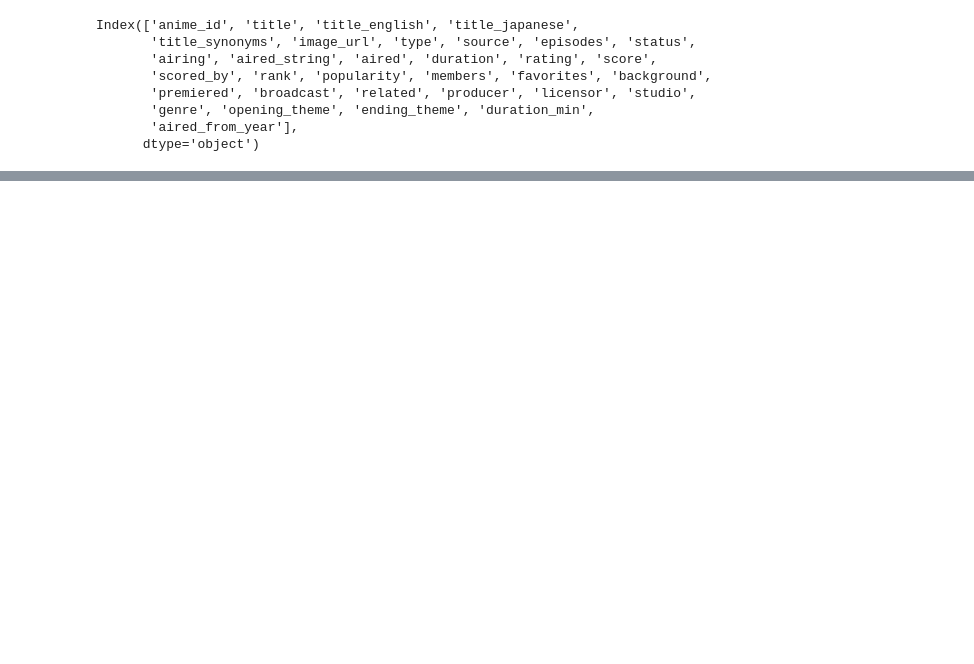
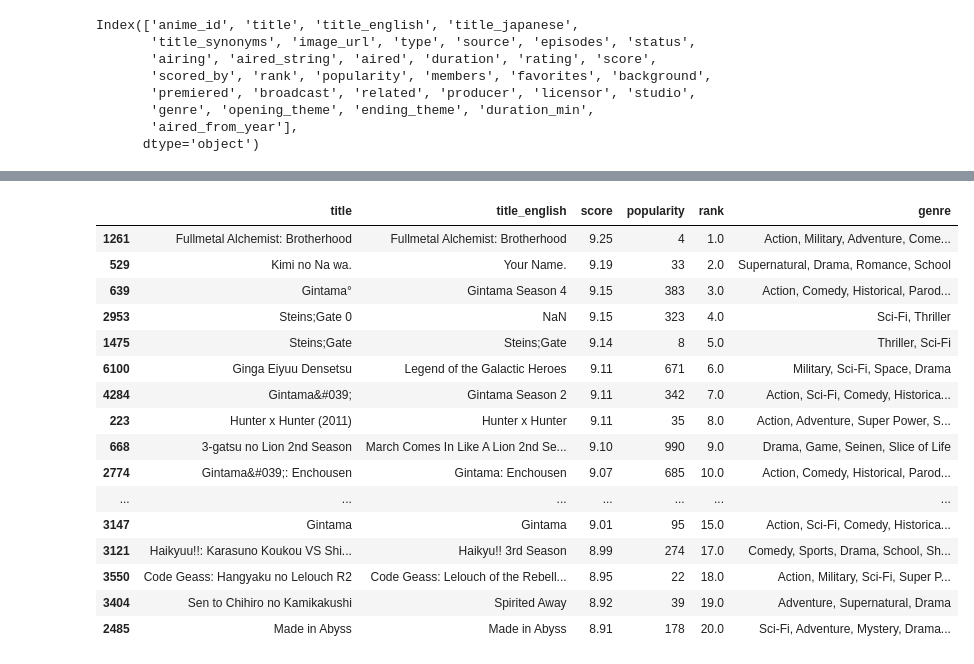
Before and after one commit to fitzypop/anime-jupyter-tutorial, a Jupyter notebook: Anime_Data_Starter.ipynb, the cells around one changed output, grey strips where cells are left out. Saved outputs shown, nothing was run; the diff lists cells and outputs as text; code cells hidden in the pictures; blank space fills up the shorter version.

```diff
--- a/Anime_Data_Starter.ipynb
+++ b/Anime_Data_Starter.ipynb
@@ -23,0 +76,21 @@ ValueError: The truth value of a Series is ambiguous. Use a.empty, a.bool(), a.i
+# %%
+# what's rank? Not really sure what the differnce is between rank and popularity?
+clean_list.sort_values('rank').head(20)
+# %% [output]
+|  | title | title_english | score | popularity | rank | genre |
+| 1261 | Fullmetal Alchemist: Brotherhood | Fullmetal Alchemist: Brotherhood | 9.25 | 4 | 1.0 | Action, Military, Adventure, Come... |
+| 529 | Kimi no Na wa. | Your Name. | 9.19 | 33 | 2.0 | Supernatural, Drama, Romance, School |
+| 639 | Gintama° | Gintama Season 4 | 9.15 | 383 | 3.0 | Action, Comedy, Historical, Parod... |
+| 2953 | Steins;Gate 0 | NaN | 9.15 | 323 | 4.0 | Sci-Fi, Thriller |
+| 1475 | Steins;Gate | Steins;Gate | 9.14 | 8 | 5.0 | Thriller, Sci-Fi |
+| 6100 | Ginga Eiyuu Densetsu | Legend of the Galactic Heroes | 9.11 | 671 | 6.0 | Military, Sci-Fi, Space, Drama |
+| 4284 | Gintama&#039; | Gintama Season 2 | 9.11 | 342 | 7.0 | Action, Sci-Fi, Comedy, Historica... |
+| 223 | Hunter x Hunter (2011) | Hunter x Hunter | 9.11 | 35 | 8.0 | Action, Adventure, Super Power, S... |
+| 668 | 3-gatsu no Lion 2nd Season | March Comes In Like A Lion 2nd Se... | 9.10 | 990 | 9.0 | Drama, Game, Seinen, Slice of Life |
+| 2774 | Gintama&#039;: Enchousen | Gintama: Enchousen | 9.07 | 685 | 10.0 | Action, Comedy, Historical, Parod... |
+| ... | ... | ... | ... | ... | ... | ... |
+| 3147 | Gintama | Gintama | 9.01 | 95 | 15.0 | Action, Sci-Fi, Comedy, Historica... |
+| 3121 | Haikyuu!!: Karasuno Koukou VS Shi... | Haikyu!! 3rd Season | 8.99 | 274 | 17.0 | Comedy, Sports, Drama, School, Sh... |
+| 3550 | Code Geass: Hangyaku no Lelouch R2 | Code Geass: Lelouch of the Rebell... | 8.95 | 22 | 18.0 | Action, Military, Sci-Fi, Super P... |
+| 3404 | Sen to Chihiro no Kamikakushi | Spirited Away | 8.92 | 39 | 19.0 | Adventure, Supernatural, Drama |
+| 2485 | Made in Abyss | Made in Abyss | 8.91 | 178 | 20.0 | Sci-Fi, Adventure, Mystery, Drama... |
```
Also changed, not shown: parts of 6 cells of this notebook.
